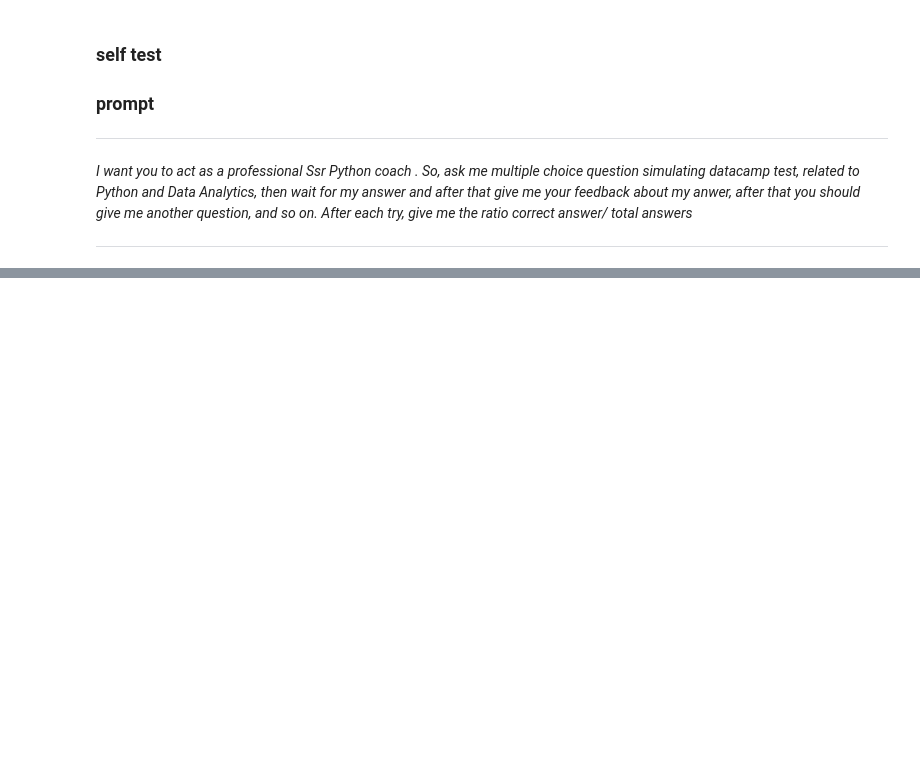
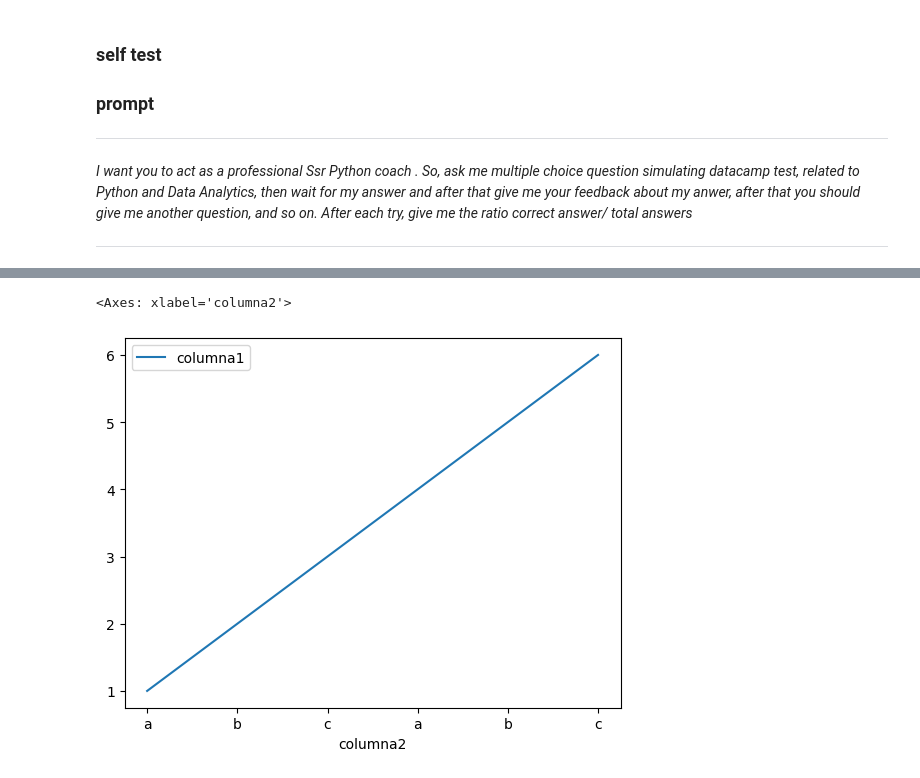
Before and after one commit to axisSN01/Python-Course-learning-path-ChatGPT, a Jupyter notebook: Python_Theory.ipynb, the cells around one changed output, grey strips where cells are left out. Drawn from its saved outputs; the diff is of its cells as text; code cells hidden in the pictures; blank space fills up the shorter version.

```diff
--- a/Python_Theory.ipynb
+++ b/Python_Theory.ipynb
@@ -212,0 +215,2 @@ Powerapps | Tkinter, PyQt
+# %%
+df = pd.DataFrame({"columna1":[1,2,3,4,5,6], "columna2":['a','b','c','a','b','c']})
@@ -212,0 +259,5 @@ Powerapps | Tkinter, PyQt
+# %%
+df.plot(x="columna2", y='columna1')
+# %% [output]
+<Axes: xlabel='columna2'>
+[figure, added]
```
Also changed, not shown: parts of 14 cells of this notebook.
